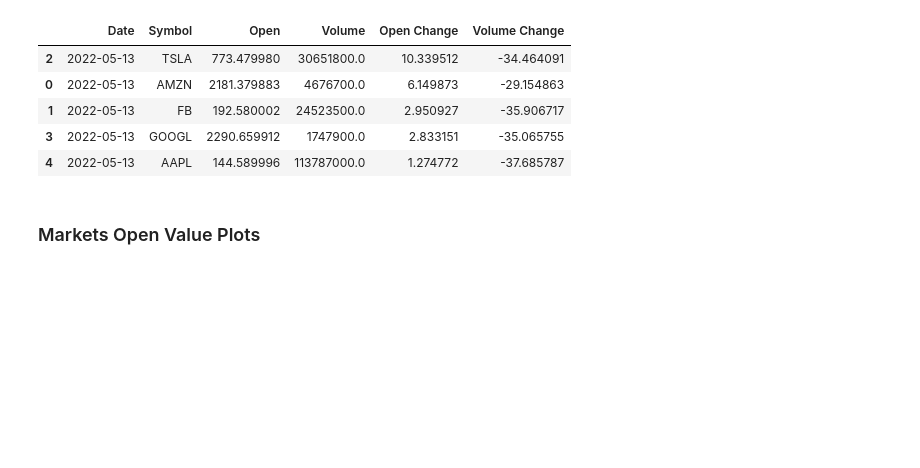
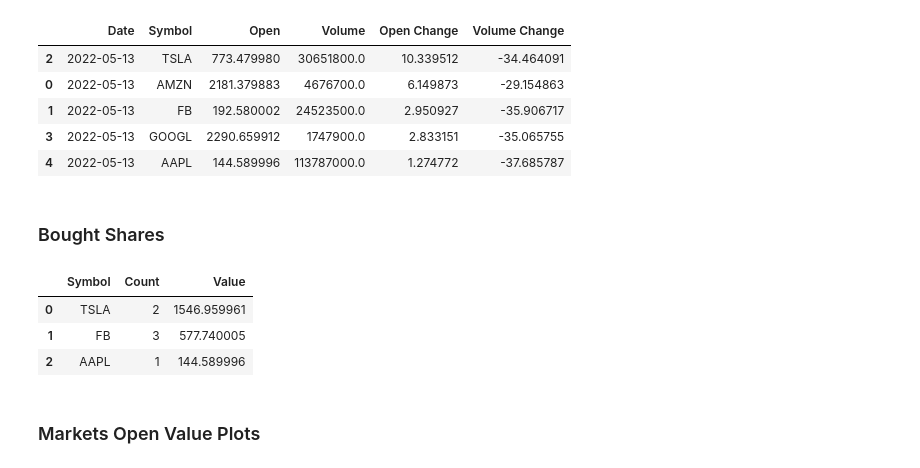
Before and after one commit to k-forghani/stock-market-simulator, a Jupyter notebook: Main.ipynb, the cells around one changed output. Saved outputs shown, nothing was run; the diff lists cells and outputs as text; code cells hidden in the pictures; blank space fills up the shorter version.

Commit message:
Added table of bought shares

```diff
--- a/Main.ipynb
+++ b/Main.ipynb
@@ -253,8 +253,18 @@ class Account:
         market.return_shares(count)
         self.balance += int(value)
 
-    def show_shares (self):
-        pass
+    def show_shares (self, markets: List[Market]) -> None:
+        df = pd.DataFrame(
+            [
+                {
+                    "Symbol": symbol,
+                    "Count": count,
+                    "Value": markets[symbol].current["Open"].item() * count
+                }
+                for symbol, count in self._shares.items()
+            ]
+        )
+        display(df)
 # %% [markdown]
 ### Workspace
 # %%
@@ -401,3 +411,7 @@ workspace.show_markets_change()
 | 1 | 2022-05-13 | FB | 192.580002 | 24523500.0 | 2.950927 | -35.906717 |
 | 3 | 2022-05-13 | GOOGL | 2290.659912 | 1747900.0 | 2.833151 | -35.065755 |
 | 4 | 2022-05-13 | AAPL | 144.589996 | 113787000.0 | 1.274772 | -37.685787 |
+# %% [markdown]
+### Bought Shares
+# %%
+current_account = workspace.accounts["0123456789"]
@@ -404,3 +431,12 @@ workspace.show_markets_change()
+# %%
+current_account.show_shares(
+    markets = workspace.markets
+)
+# %% [output]
+|  | Symbol | Count | Value |
+| 0 | TSLA | 2 | 1546.959961 |
+| 1 | FB | 3 | 577.740005 |
+| 2 | AAPL | 1 | 144.589996 |
 # %% [markdown]
 ### Markets Open Value Plots
 # %%
```
Also changed, not shown: parts of 1 cell of this notebook.
